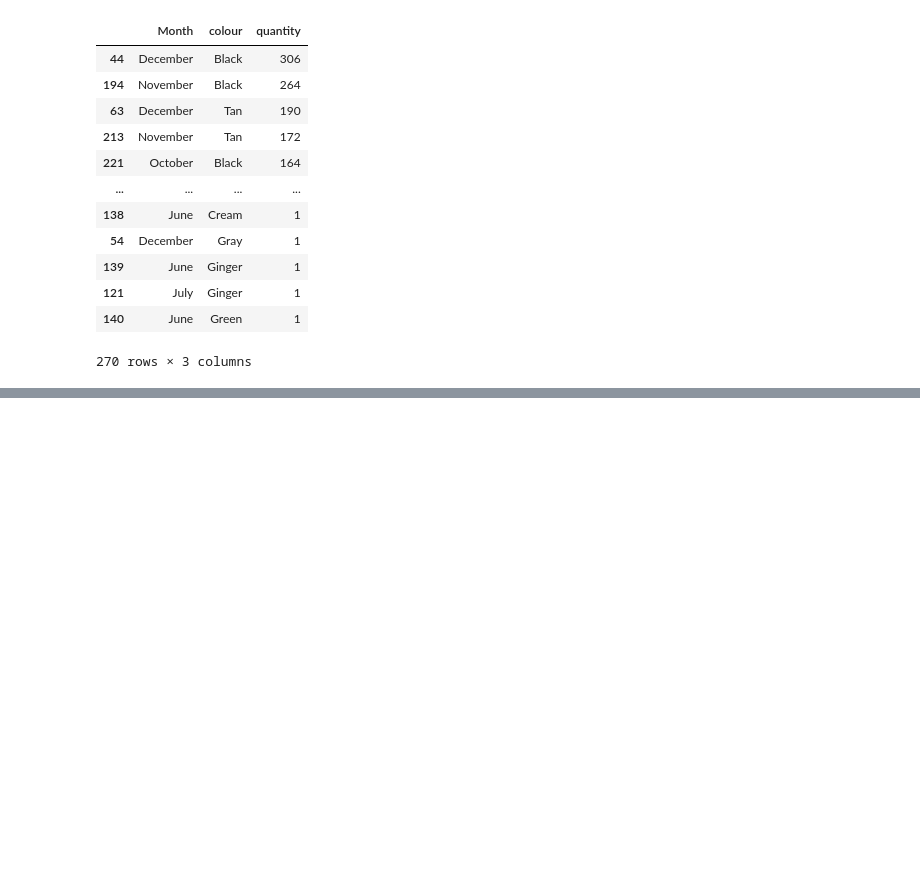
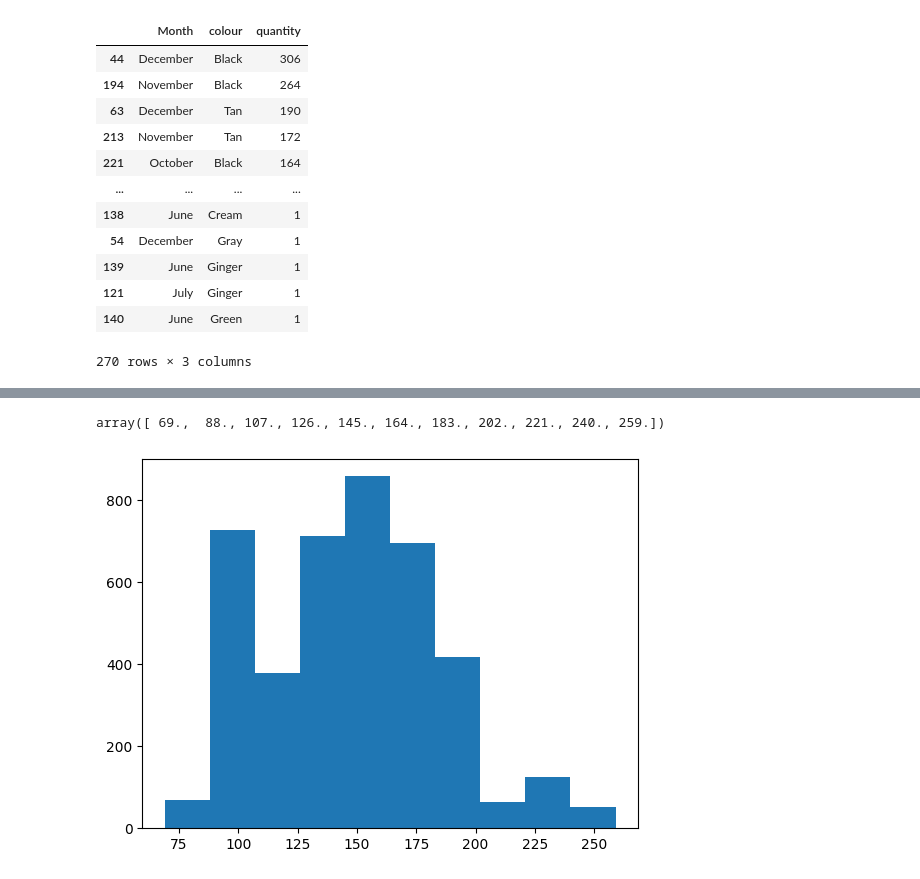
Before and after one commit to JatinArutla/sales-analysis-leather-company, a Jupyter notebook: size_analysis.ipynb, the cells around one changed output, grey strips where cells are left out. Saved outputs shown, nothing was run; the diff lists cells and outputs as text; code cells hidden in the pictures; blank space fills up the shorter version.

```diff
--- a/size_analysis.ipynb
+++ b/size_analysis.ipynb
@@ -2,7 +2,7 @@
 import pandas as pd
 # %%
 df = pd.read_csv("All orders - short custom description.csv")
-df = df[(df['date'] >= '2021-01-01') & (df['date'] <= '2023-12-31')]
+df = df[(df['date'] >= '2022-01-01') & (df['date'] <= '2023-12-31')]
 df = df[(df['order_state'] == 'Order Dispatched') | (df['order_state'] == 'Order Refunded')]
 df = df[df['attribute_summary'] != 'Size: ladies']
 df = df[df['attribute_summary'] != 'Size: One Size']
@@ -15,4 +15,4 @@ df['Size'] = temp_df['Size']
 
 df = df.sort_values(by='date').reset_index(drop=True)
 df['colour'] = df['colour'].str.capitalize()
-df.tail()
+# df.tail()
@@ -119,0 +222,14 @@ temp.to_excel('Size Ladies Leather Jackets.xlsx')
+# %%
+import matplotlib.pyplot as plt
+%matplotlib inline
+
+temp = df[(df['customs_description'] == 'Ladies > Leather Jackets') & (df['price_inc'] <= 260) & (df['price_inc'] >= 39)]
+
+x = temp['price_inc']
+
+# create the histogram
+(n, bins, patches) = plt.hist(x, bins=10, label='hst')
+bins
+# %% [output]
+array([ 69.,  88., 107., 126., 145., 164., 183., 202., 221., 240., 259.])
+[figure, added]
```
Also changed, not shown: parts of 9 cells of this notebook, 14 other files.
